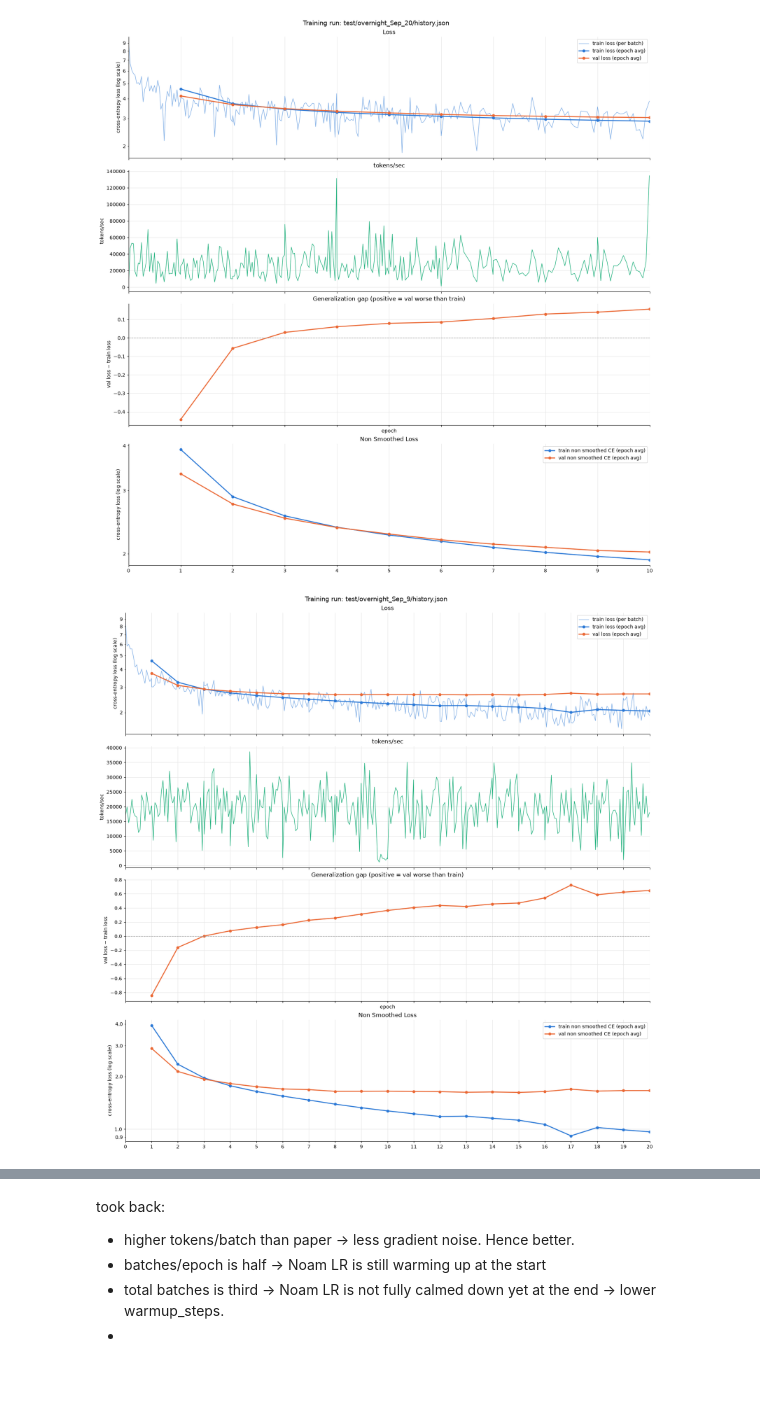
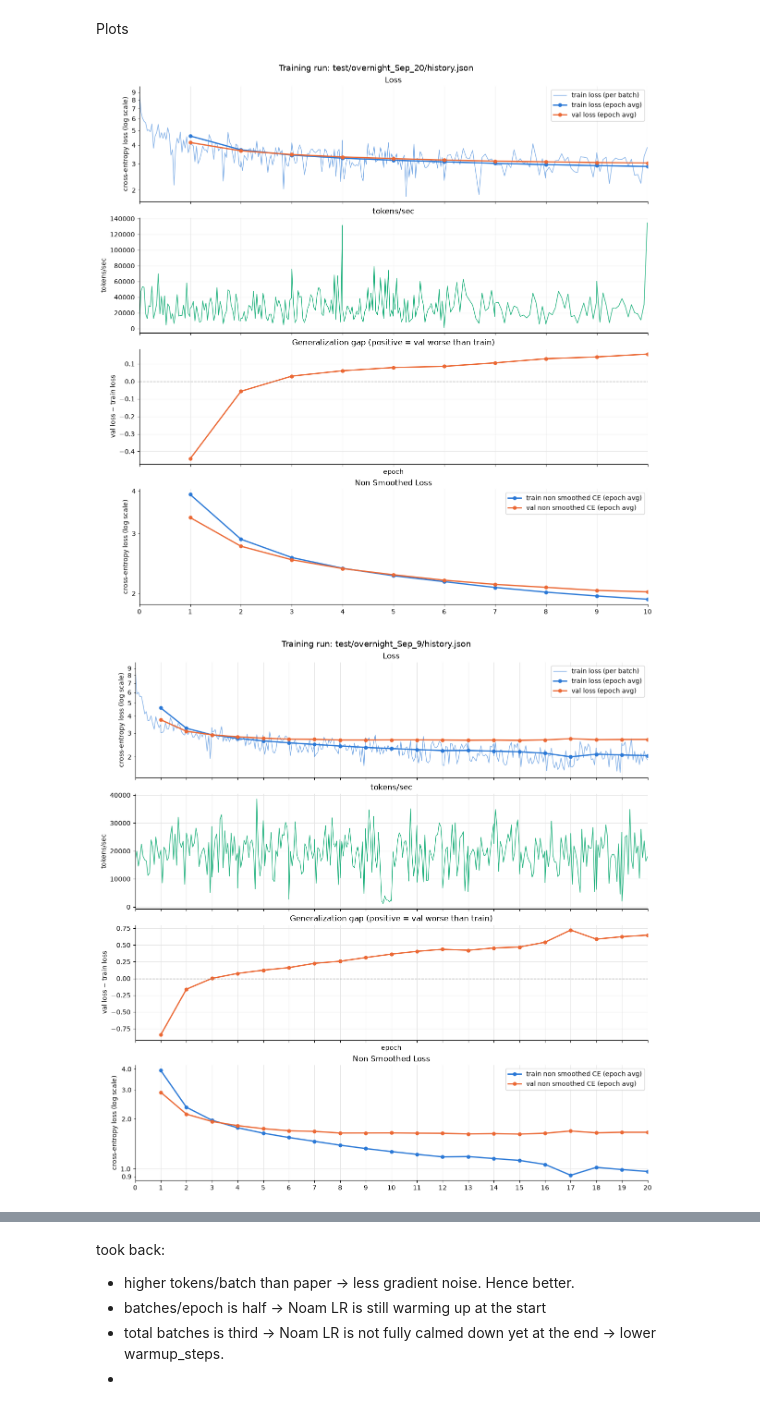
Before and after one commit to maminsed/Attention-is-All-You-Need, a Jupyter notebook: evaluation.ipynb, the cells around one changed output, grey strips where cells are left out. Saved outputs shown, nothing was run; the diff lists cells and outputs as text; code cells hidden in the pictures; blank space fills up the shorter version.

```diff
--- a/evaluation.ipynb
+++ b/evaluation.ipynb
@@ -9,3 +8,5 @@ import json
+# %% [markdown]
+Plots
 # %%
 def draw_plots(path):
     with open(path, "r") as f:
@@ -22,7 +23,7 @@ def draw_plots(path):
 
     train_c, val_c, time_c = "#2a78d6", "#eb6834", "#1baf7a"
     fig, (ax_loss, ax_time, ax_gap,ax_non_smooth) = plt.subplots(
-        4, 1, figsize=(16, 16), sharex=True, constrained_layout=True
+        4, 1, figsize=(12, 12), sharex=True, constrained_layout=True
     )
     fig.suptitle(f"Training run: {path}", fontsize=13)
 
@@ -77,10 +78,10 @@ def draw_plots(path):
     plt.show()
     return bdf, edf, batch_hist
 # %%
-bdf_1,edf_1,batch_hist_1 = draw_plots("test/overnight_Sep_20/history.json")
+bdf_20,edf_20,batch_hist_20 = draw_plots("test/overnight_Sep_20/history.json")
 # %% [output]
-[figure, old version]
+[figure, new version]
 # %%
 bdf_9,edf_9,batch_hist_9 = draw_plots("test/overnight_Sep_9/history.json")
 # %% [output]
-[figure, old version]
+[figure, new version]
```
Also changed, not shown: parts of 46 cells of this notebook, 3 other files.
